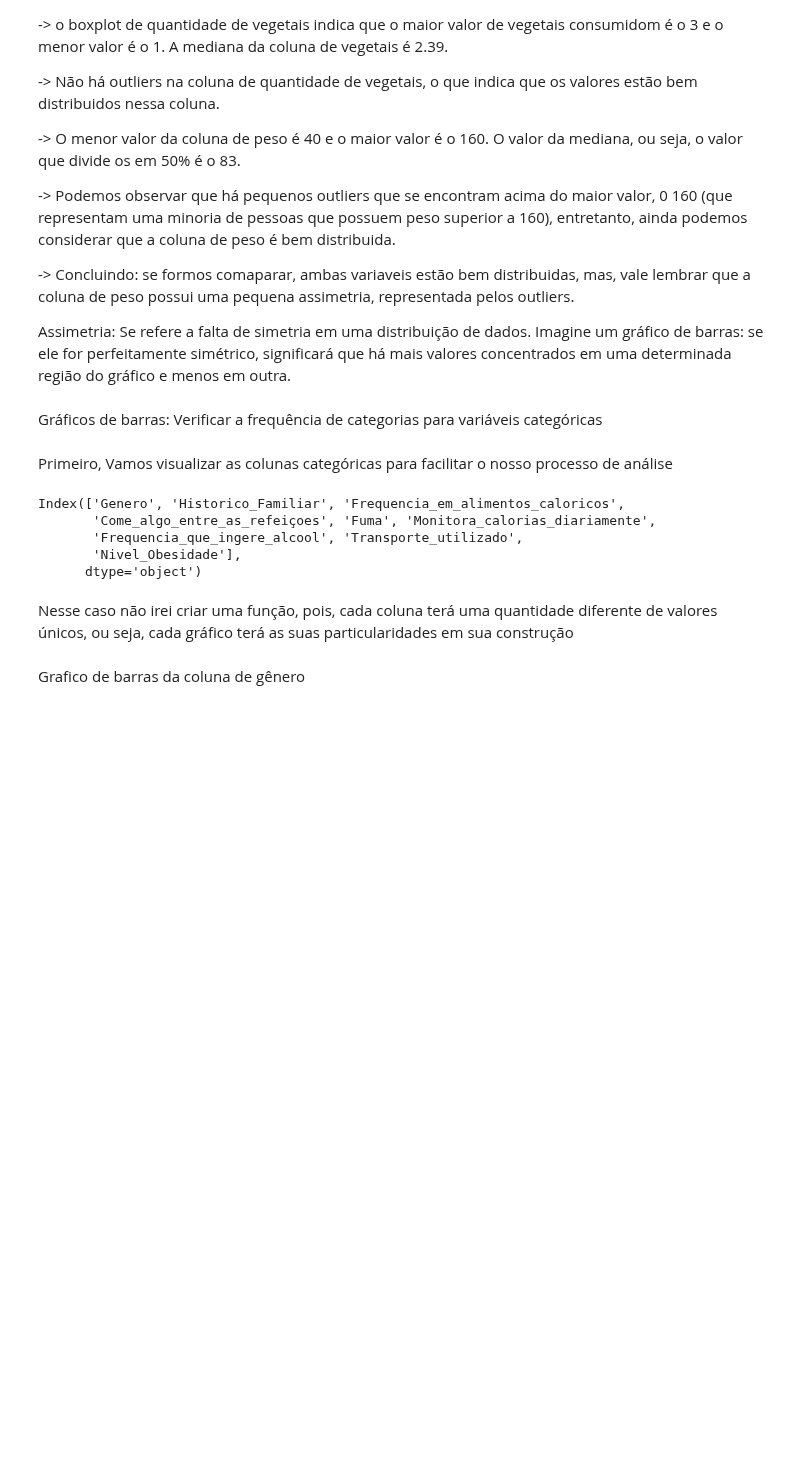
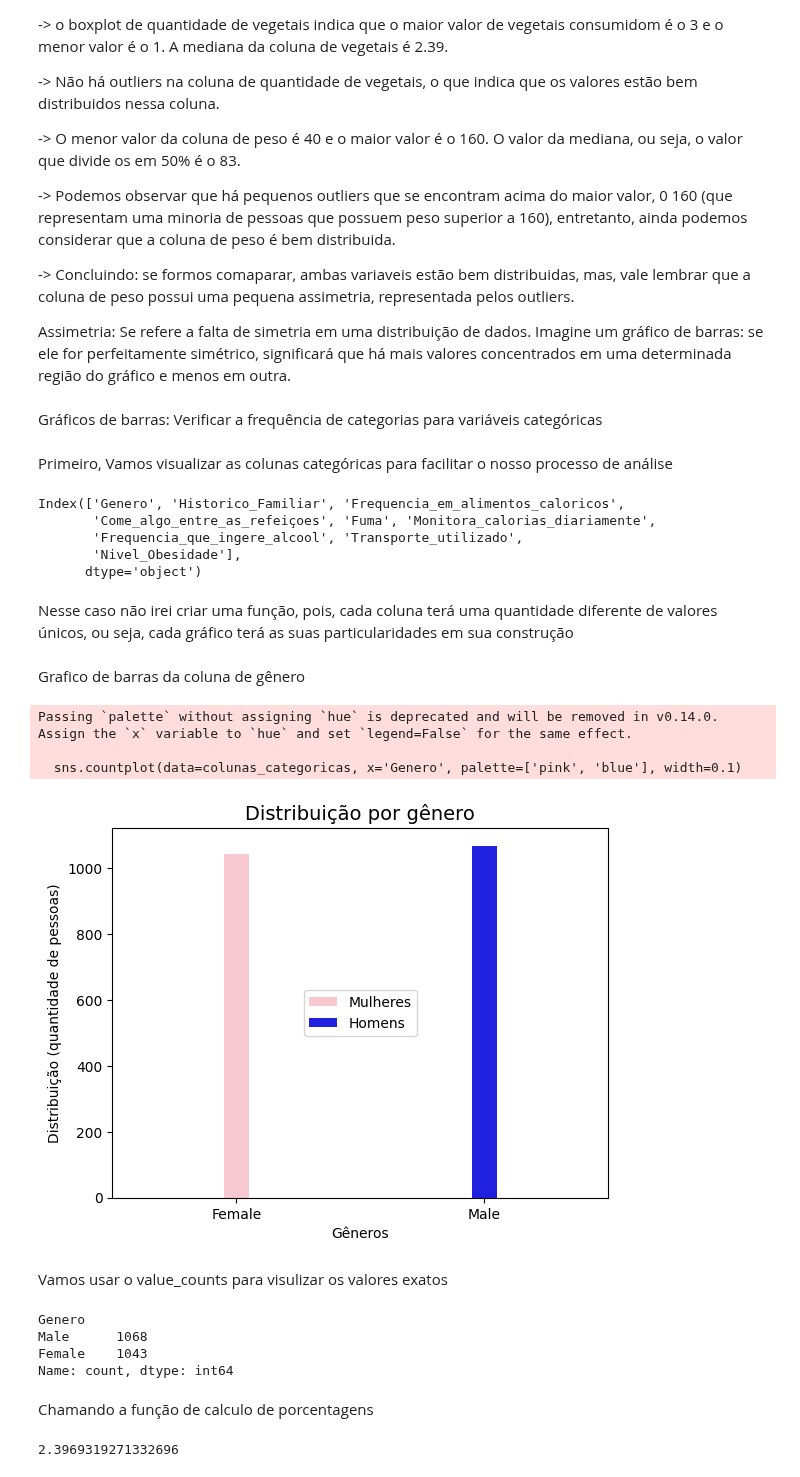
Before and after one commit to caikedomingues/Analise-de-dados-sobre-obesidade, a Jupyter notebook: Analise_Obesidade.ipynb, the cells around one changed output. Drawn from its saved outputs; the diff is of its cells as text; code cells hidden in the pictures; blank space fills up the shorter version.

```diff
--- a/Analise_Obesidade.ipynb
+++ b/Analise_Obesidade.ipynb
@@ -1174,3 +1174,43 @@ Nesse caso não irei criar uma função, pois, cada coluna terá uma quantidade
 valores únicos, ou seja, cada gráfico terá as suas particularidades em sua construção
 # %% [markdown]
 Grafico de barras da coluna de gênero
+# %%
+# Ira definir o titulo do gráfico
+plt.title('Distribuição por gênero', fontsize=14, loc='center')
+
+# Ira definir o rótulo do eixo x
+plt.xlabel('Gêneros')
+
+# Ira definir o rótulo do eixo y
+plt.ylabel('Distribuição (quantidade de pessoas)')
+
+# O countplot serve é uma função da biblioteca seaborn que permite visualizar
+# a contagem de observações para cada categoria de uma variável categórica.
+# Em outras palavras ele cria um gráfico de barras que representa a frequência de uma determinada categoria.
+sns.countplot(data=colunas_categoricas, x='Genero', palette=['pink', 'blue'], width=0.1)
+
+# Irá definir a legenda do gráfico
+plt.legend(labels=['Mulheres', 'Homens'], loc='center')
+
+# Ira exibir o gráfico
+plt.show()
+# %% [output]
+Passing `palette` without assigning `hue` is deprecated and will be removed in v0.14.0. Assign the `x` variable to `hue` and set `legend=False` for the same effect.
+
+  sns.countplot(data=colunas_categoricas, x='Genero', palette=['pink', 'blue'], width=0.1)
+[figure, added]
+# %% [markdown]
+Vamos usar o value_counts para visulizar os valores exatos
+# %%
+colunas_categoricas['Genero'].value_counts()
+# %% [output]
+Genero
+Male      1068
+Female    1043
+Name: count, dtype: int64
+# %% [markdown]
+Chamando a função de calculo de porcentagens
+# %%
+calc_diferenca_percentual(1068, 1043)
+# %% [output]
+2.3969319271332696
```
Also changed, not shown: parts of 8 cells of this notebook.
